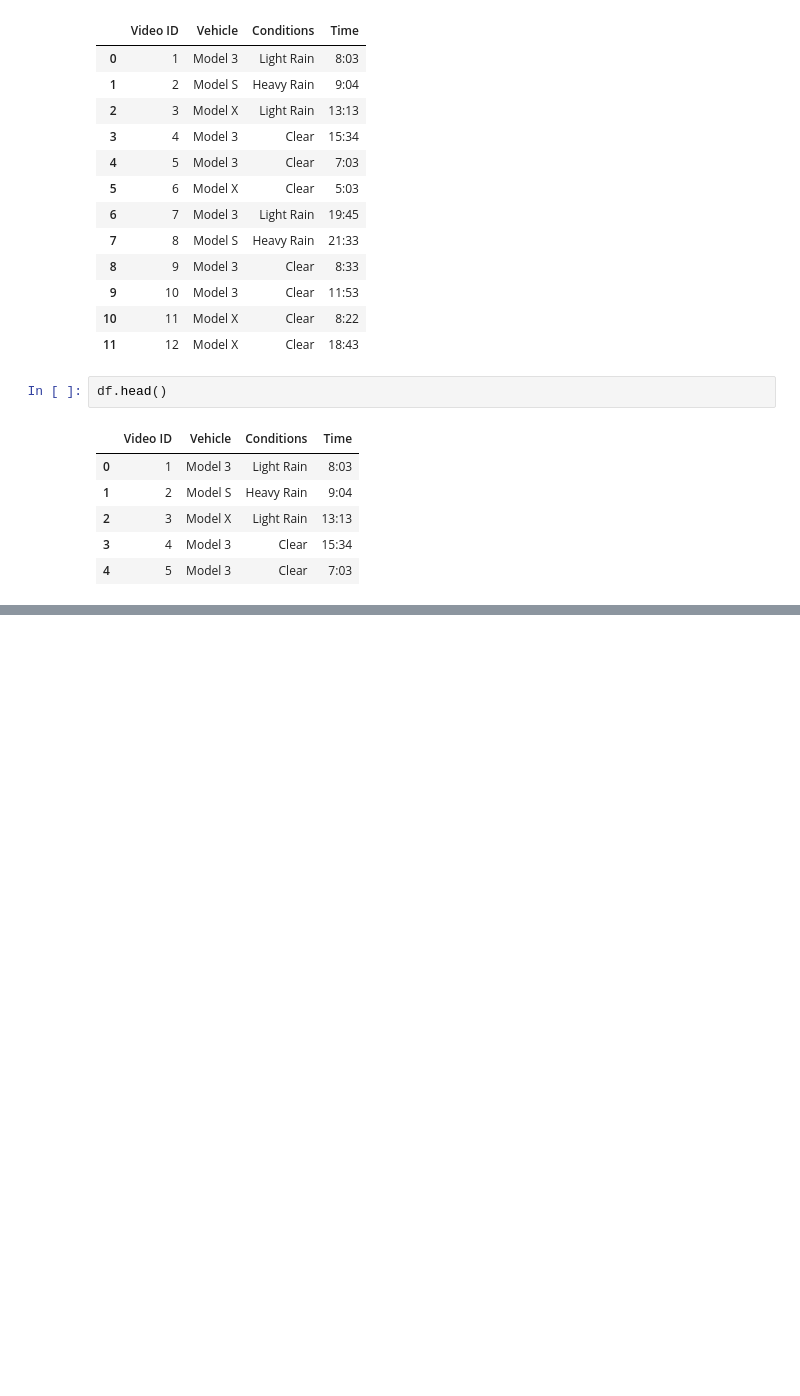
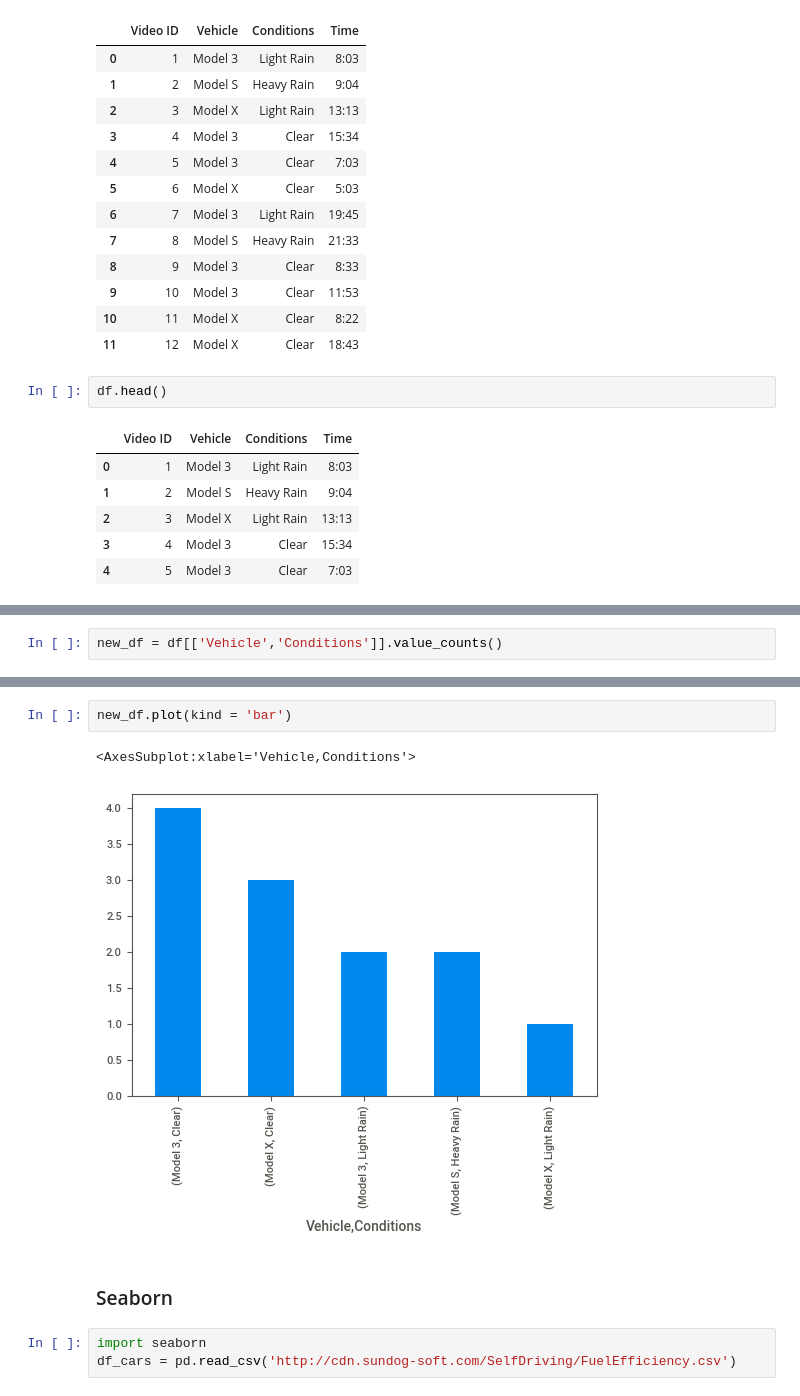
Before and after one commit to souvik0306/ML-Coursera, a Jupyter notebook: Udemy/Pandas_tutorial.ipynb, the cells around one changed output, grey strips where cells are left out. Cells and saved outputs as stored; diff of their text form; blank space fills up the shorter version.

```diff
--- a/Udemy/Pandas_tutorial.ipynb
+++ b/Udemy/Pandas_tutorial.ipynb
@@ -31,0 +53,2 @@ df.head()
+# %%
+new_df = df[['Vehicle','Conditions']].value_counts()
@@ -31,0 +65,10 @@ df.head()
+# %%
+new_df.plot(kind = 'bar')
+# %% [output]
+<AxesSubplot:xlabel='Vehicle,Conditions'>
+[figure, added]
+# %% [markdown]
+### Seaborn
+# %%
+import seaborn
+df_cars = pd.read_csv('http://cdn.sundog-soft.com/SelfDriving/FuelEfficiency.csv')
```
Also changed, not shown: parts of 9 cells of this notebook, 3 other files.
